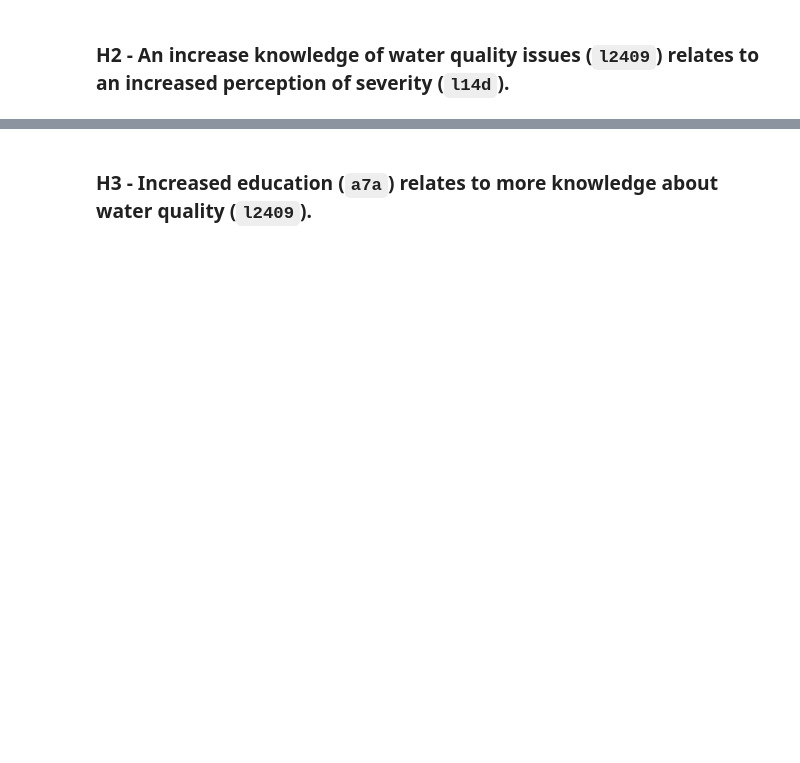
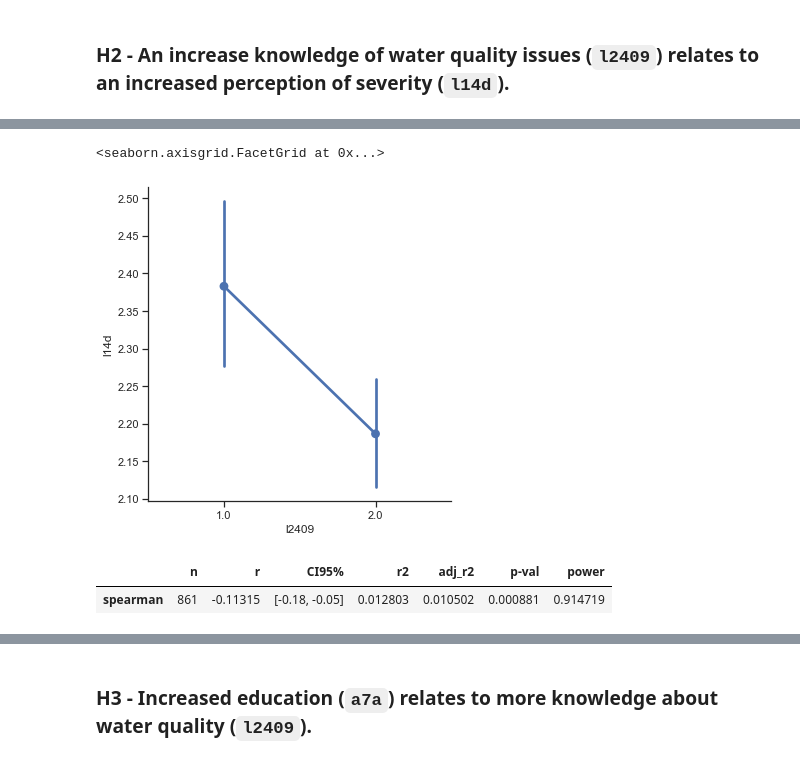
Before and after one commit to wrynearson/china-water, a Jupyter notebook: src/thesis_analysis_pure.ipynb, the cells around one changed output, grey strips where cells are left out. Cells and saved outputs as stored; diff of their text form; code cells hidden in the pictures; blank space fills up the shorter version.

```diff
--- a/src/thesis_analysis_pure.ipynb
+++ b/src/thesis_analysis_pure.ipynb
@@ -115,0 +185,16 @@ sns.lmplot(
+# %%
+sns.catplot(
+    data=cgss_wq_l14d_l2409,
+    x = 'l2409',
+    y = 'l14d',
+    kind='point',
+    #hue='a91',
+    )
+# %% [output]
+<seaborn.axisgrid.FacetGrid at 0x...>
+[figure, added]
+# %%
+pi.corr(x=cgss_wq_l14d_l2409['l2409'], y=cgss_wq_l14d_l2409['l14d'], method='spearman')
+# %% [output]
+|  | n | r | CI95% | r2 | adj_r2 | p-val | power |
+| spearman | 861 | -0.11315 | [-0.18, -0.05] | 0.012803 | 0.010502 | 0.000881 | 0.914719 |
```
Also changed, not shown: parts of 42 cells of this notebook, 3 other files.
